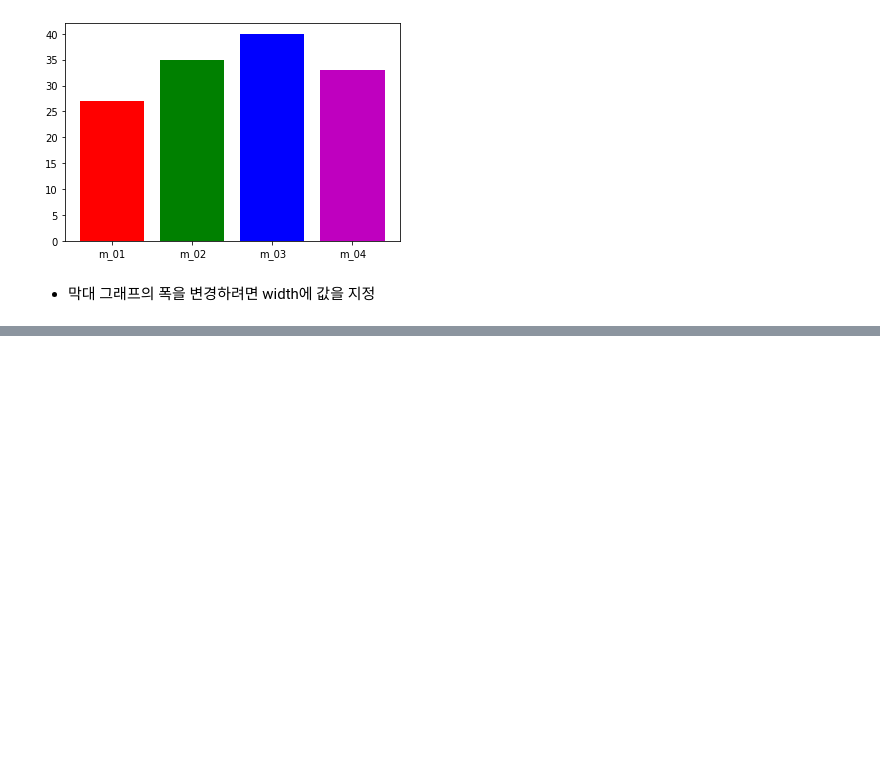
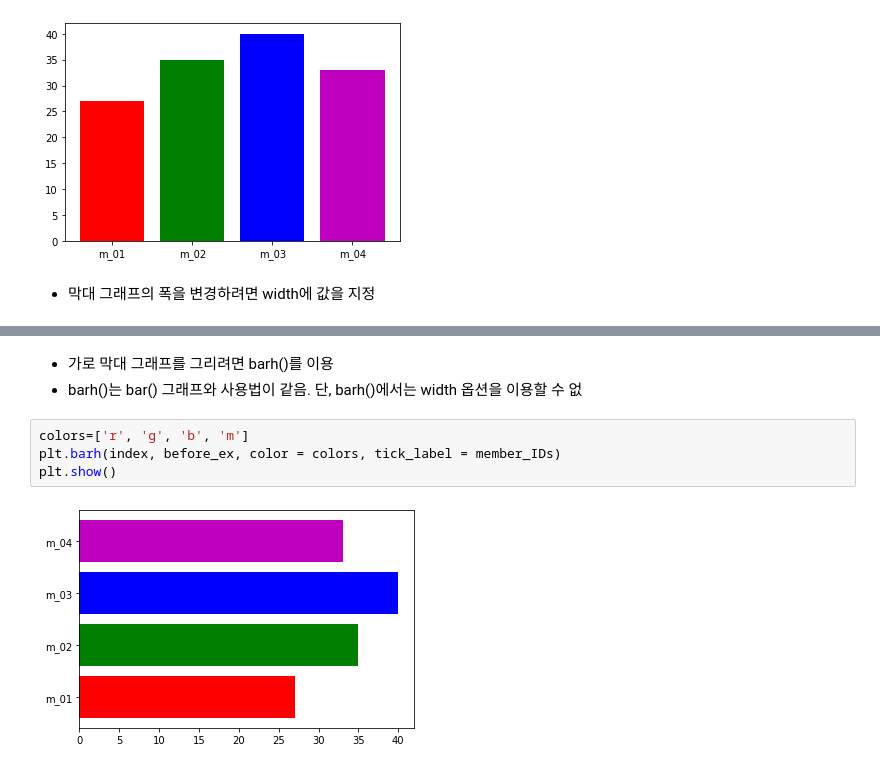
Before and after one commit to hyuk-k/hyuk-k, a Jupyter notebook: 데이터_시각화01.ipynb, the cells around one changed output, grey strips where cells are left out. Saved outputs shown, nothing was run; the diff lists cells and outputs as text; blank space fills up the shorter version.

```diff
--- a/데이터_시각화01.ipynb
+++ b/데이터_시각화01.ipynb
@@ -586,0 +592,9 @@ plt.show()
+# %% [markdown]
+- 가로 막대 그래프를 그리려면 barh()를 이용
+- barh()는 bar() 그래프와 사용법이 같음. 단, barh()에서는 width 옵션을 이용할 수 없
+# %%
+colors=['r', 'g', 'b', 'm']
+plt.barh(index, before_ex, color = colors, tick_label = member_IDs)
+plt.show()
+# %% [output]
+[figure, added]
```
Also changed, not shown: parts of 64 cells of this notebook.
